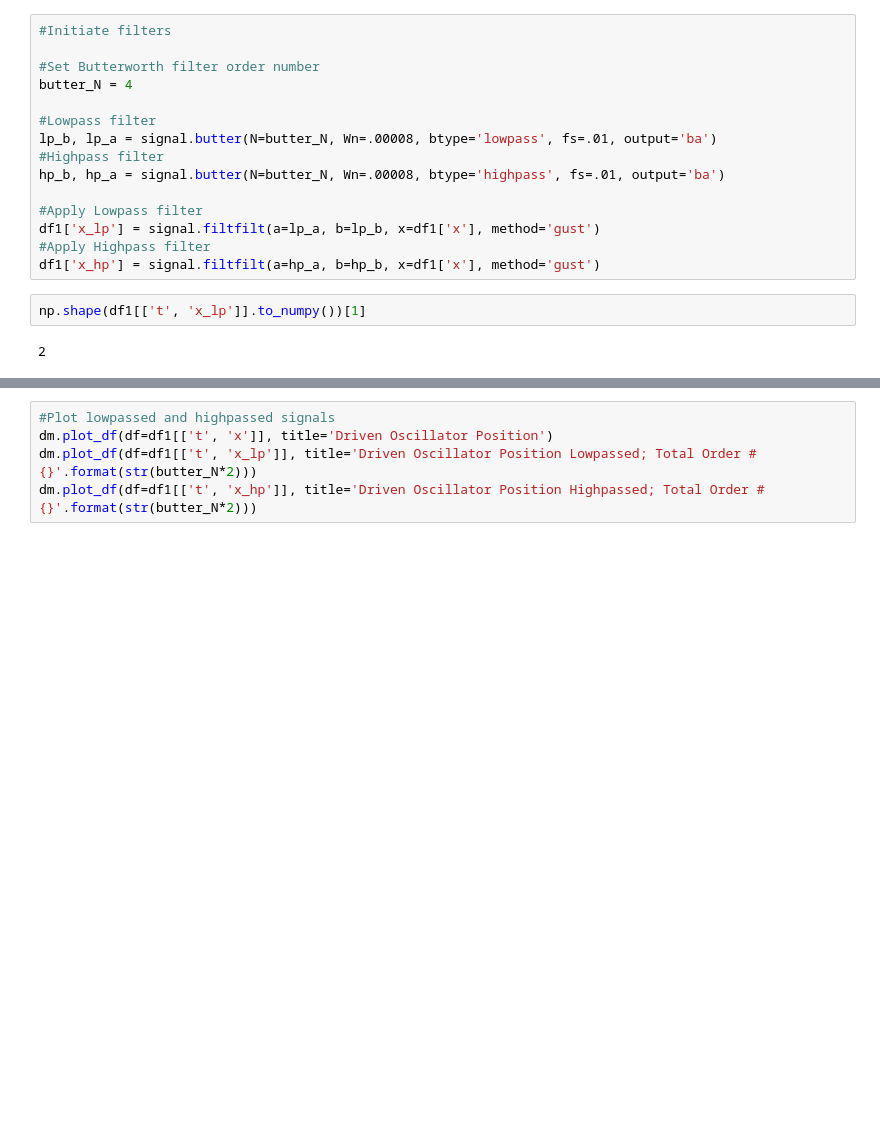
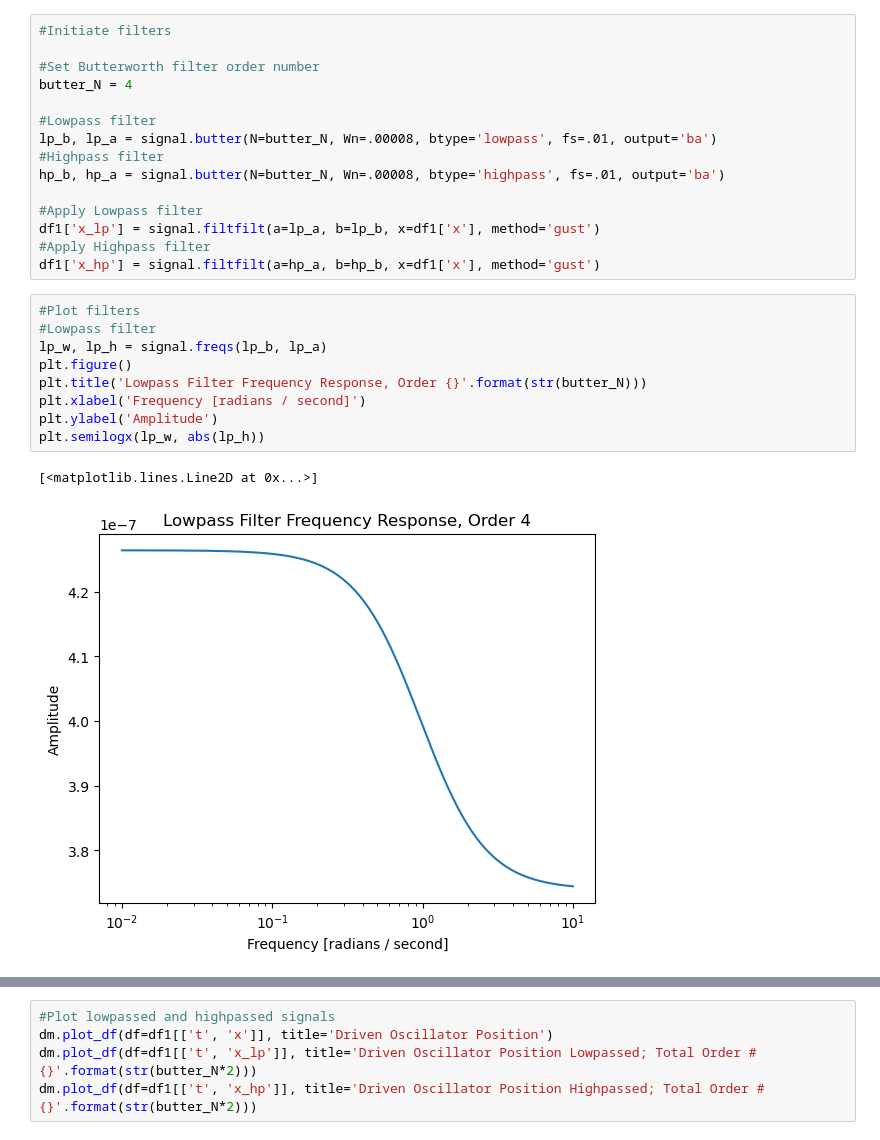
Before and after one commit to gaoadam/dynamicmodel, a Jupyter notebook: lstm_predictions_filtered.ipynb, the cells around one changed output, grey strips where cells are left out. Cells and saved outputs as stored; diff of their text form; blank space fills up the shorter version.

Commit message:
plots

```diff
--- a/lstm_predictions_filtered.ipynb
+++ b/lstm_predictions_filtered.ipynb
@@ -50,7 +50,15 @@ hp_b, hp_a = signal.butter(N=butter_N, Wn=.00008, btype='highpass', fs=.01, outp
 df1['x_lp'] = signal.filtfilt(a=lp_a, b=lp_b, x=df1['x'], method='gust')
 #Apply Highpass filter
 df1['x_hp'] = signal.filtfilt(a=hp_a, b=hp_b, x=df1['x'], method='gust')
-# %%
-np.shape(df1[['t', 'x_lp']].to_numpy())[1]
-# %% [output]
-2
+# %%
+#Plot filters
+#Lowpass filter
+lp_w, lp_h = signal.freqs(lp_b, lp_a)
+plt.figure()
+plt.title('Lowpass Filter Frequency Response, Order {}'.format(str(butter_N)))
+plt.xlabel('Frequency [radians / second]')
+plt.ylabel('Amplitude')
+plt.semilogx(lp_w, abs(lp_h))
+# %% [output]
+[<matplotlib.lines.Line2D at 0x...>]
+[figure, added]
```
Also changed, not shown: parts of 1 cell of this notebook.
